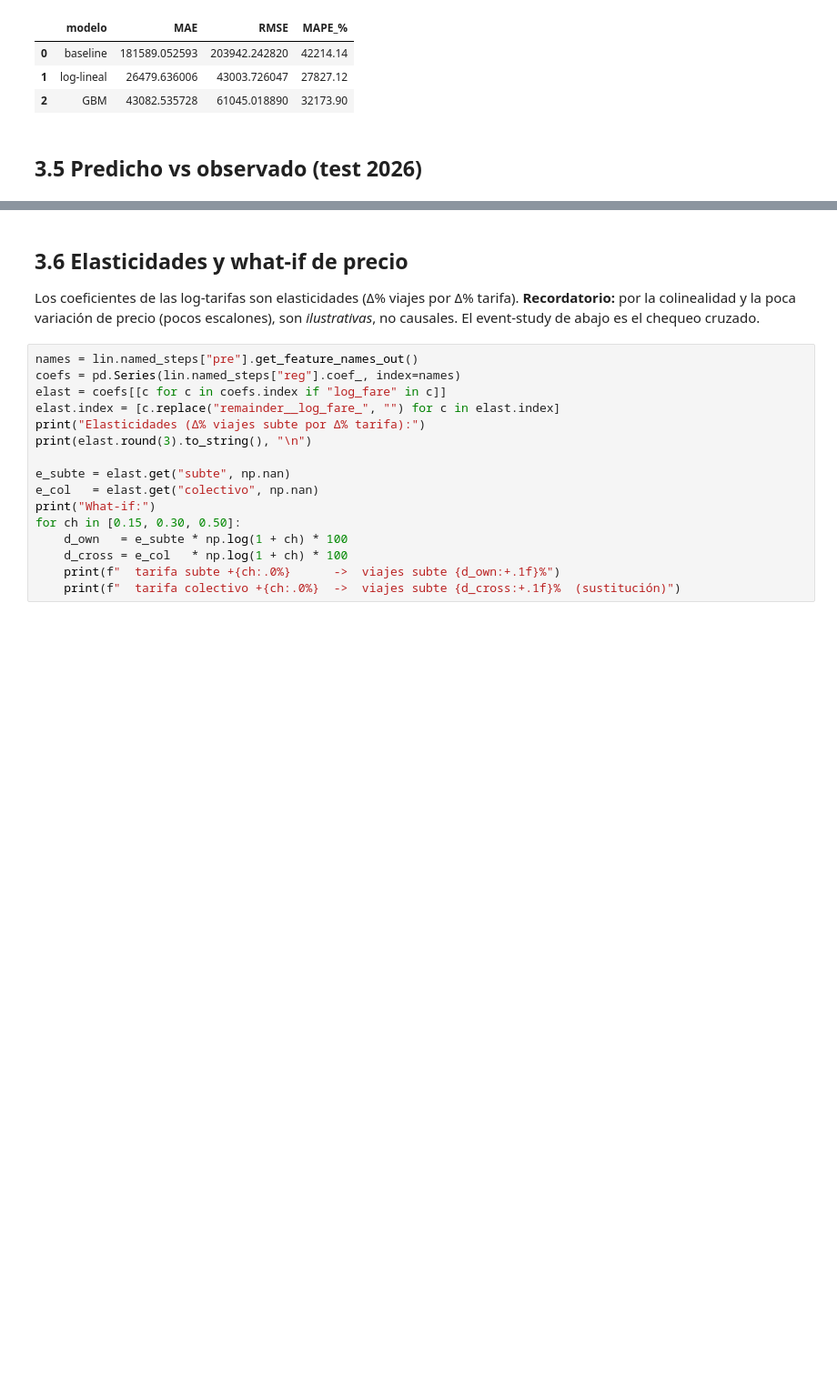
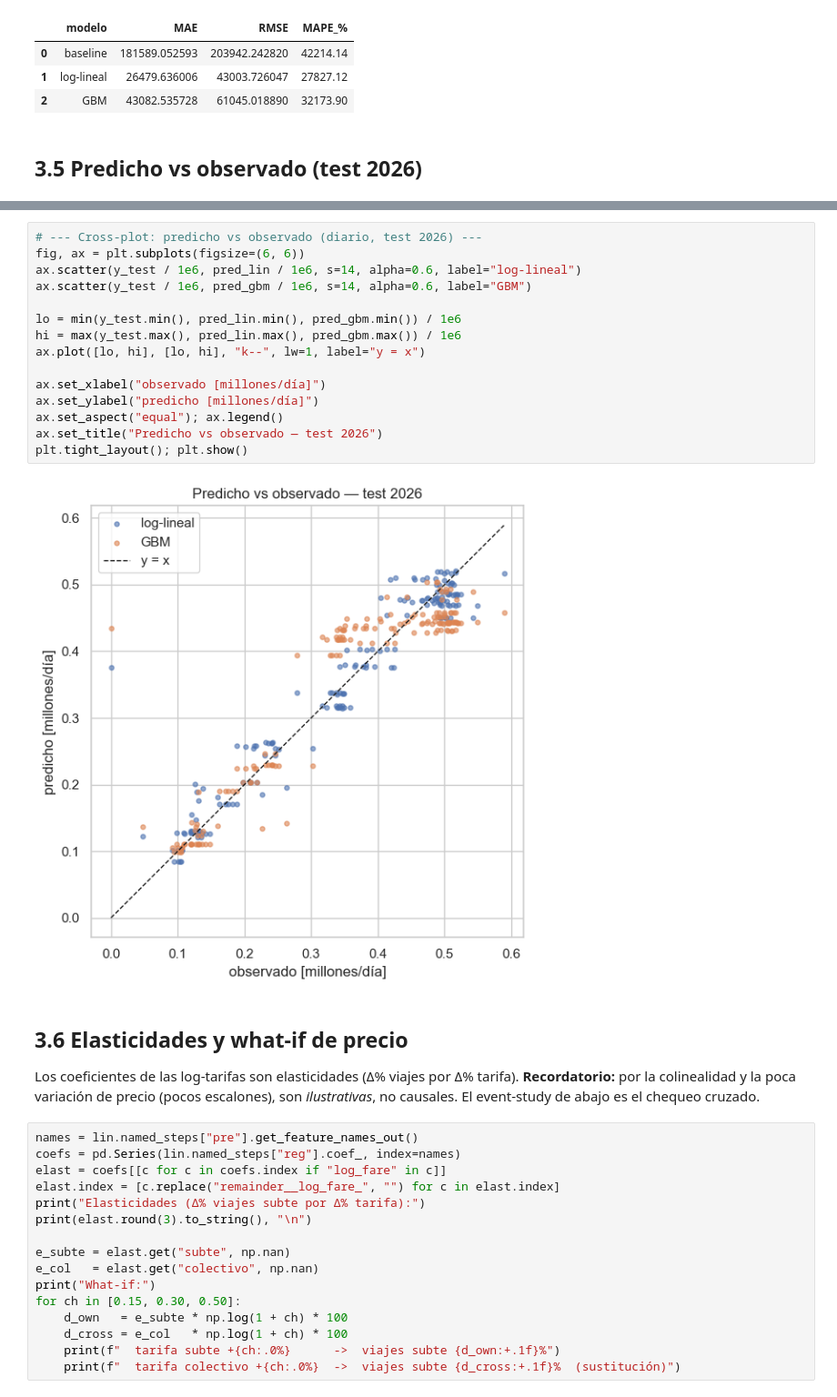
Before and after one commit to mstainoh/intro-python-analytics-scm, a Jupyter notebook: notebooks/analisis_SUBE.ipynb, the cells around one changed output, grey strips where cells are left out. Shown at 91% size. Drawn from its saved outputs; the diff is of its cells as text; blank space fills up the shorter version.

```diff
--- a/notebooks/analisis_SUBE.ipynb
+++ b/notebooks/analisis_SUBE.ipynb
@@ -642,3 +693,20 @@ plt.show()
+# %%
+# --- Cross-plot: predicho vs observado (diario, test 2026) ---
+fig, ax = plt.subplots(figsize=(6, 6))
+ax.scatter(y_test / 1e6, pred_lin / 1e6, s=14, alpha=0.6, label="log-lineal")
+ax.scatter(y_test / 1e6, pred_gbm / 1e6, s=14, alpha=0.6, label="GBM")
+
+lo = min(y_test.min(), pred_lin.min(), pred_gbm.min()) / 1e6
+hi = max(y_test.max(), pred_lin.max(), pred_gbm.max()) / 1e6
+ax.plot([lo, hi], [lo, hi], "k--", lw=1, label="y = x")
+
+ax.set_xlabel("observado [millones/día]")
+ax.set_ylabel("predicho [millones/día]")
+ax.set_aspect("equal"); ax.legend()
+ax.set_title("Predicho vs observado — test 2026")
+plt.tight_layout(); plt.show()
+# %% [output]
+[figure, added]
 # %% [markdown]
 ## 3.6 Elasticidades y what-if de precio
 
```
Also changed, not shown: parts of 6 cells of this notebook.
